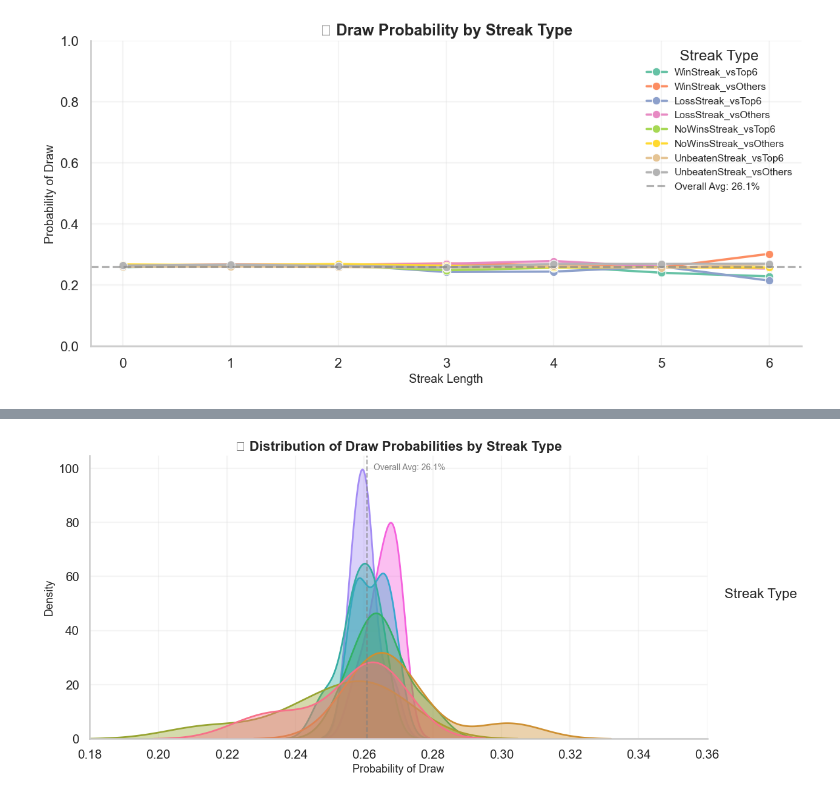
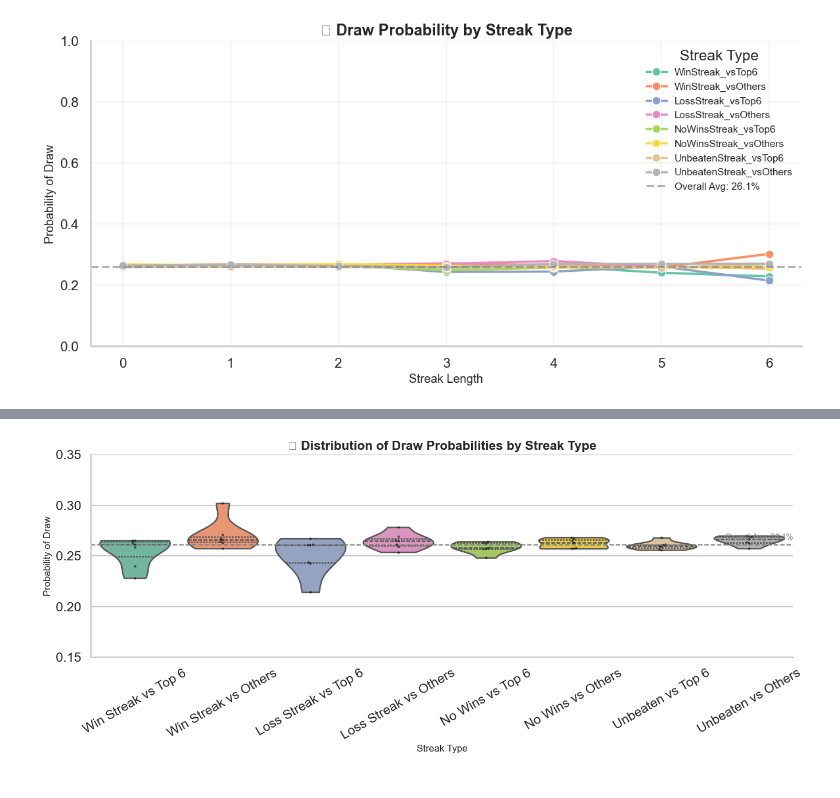
Before and after one commit to jacksim588/Football-Analytics, a Jupyter notebook: Data Analysis/football_Streak_exploration.ipynb, the cells around one changed output, grey strips where cells are left out. Cells and saved outputs as stored; diff of their text form; code cells hidden in the pictures.

```diff
--- a/Data Analysis/football_Streak_exploration.ipynb
+++ b/Data Analysis/football_Streak_exploration.ipynb
@@ -835 +1243,12 @@ plot_draw_trends_combined(
+# %%
+streak_columns = [
+    'WinStreak_vsTop6', 'WinStreak_vsOthers',
+    'LossStreak_vsTop6', 'LossStreak_vsOthers',
+    'NoWinsStreak_vsTop6','NoWinsStreak_vsOthers',
+    'UnbeatenStreak_vsTop6','UnbeatenStreak_vsOthers'
+]
+
+plot_violin_swarm_draw_distribution(df=team_df, streak_columns=streak_columns)
+# %% [output]
+[figure, added]
 # %%
@@ -884,15 +1300,3 @@ def plot_draw_distribution_with_legend(df, streak_columns, max_streak_length=6):
     sns.despine()
     plt.tight_layout()
     plt.show()
-# %%
-plot_draw_distribution_with_legend(
-    team_df,
-    streak_columns=[
-        'WinStreak_vsTop6', 'WinStreak_vsOthers',
-        'LossStreak_vsTop6', 'LossStreak_vsOthers',
-        'NoWinsStreak_vsTop6', 'NoWinsStreak_vsOthers',
-        'UnbeatenStreak_vsTop6', 'UnbeatenStreak_vsOthers'
-    ]
-)
-# %% [output]
-[figure, removed]
```
Also changed, not shown: parts of 10 cells of this notebook.
